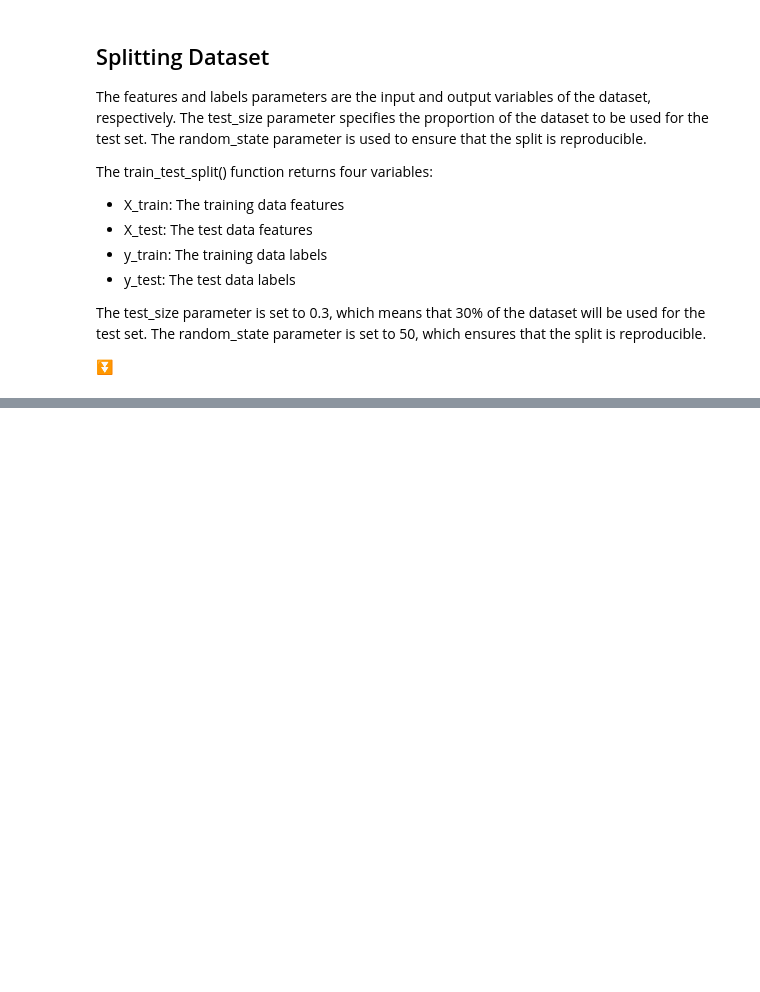
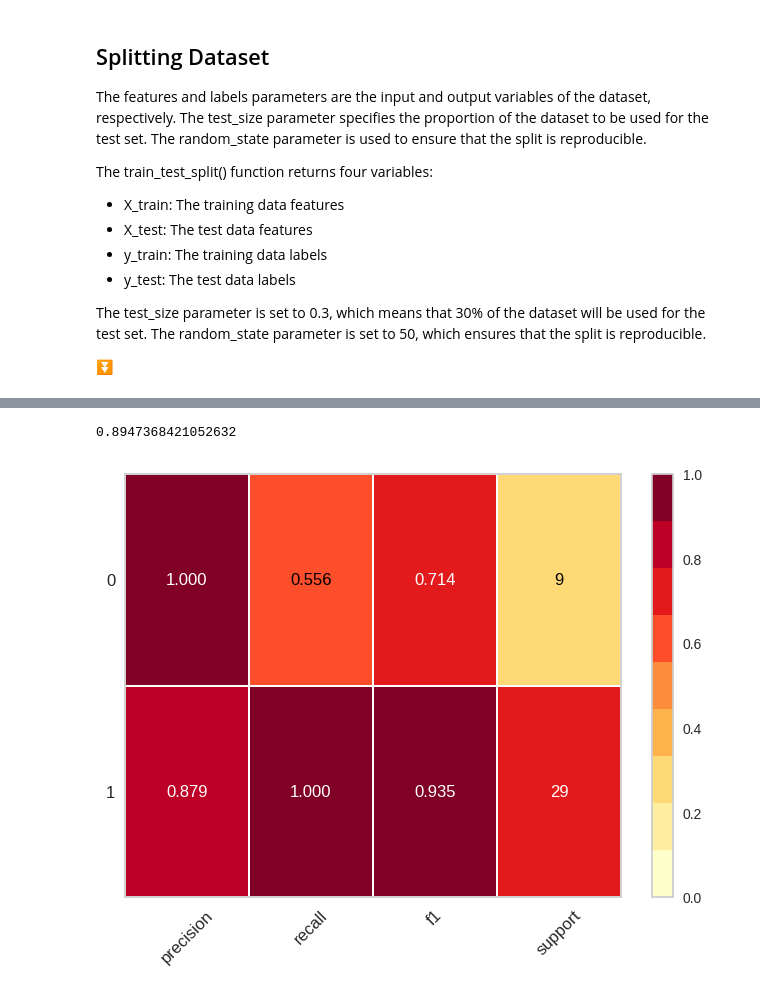
Before and after one commit to aysanraza/alpha-lapachone, a Jupyter notebook: obesity_controller.ipynb, the cells around one changed output, grey strips where cells are left out. Saved outputs shown, nothing was run; the diff lists cells and outputs as text; code cells hidden in the pictures; blank space fills up the shorter version.

Commit message:
Training, Evaluation, Screening of Adipogenesis Pathway, Conclusions and Prospects

```diff
--- a/obesity_controller.ipynb
+++ b/obesity_controller.ipynb
@@ -149,0 +174,11 @@ X_train, X_test, y_train, y_test = train_test_split(features, labels, test_size=
+# %%
+# classification report
+
+#classes = ["decoy_tripeptide", "target_tripeptide"]
+model_1 = LogisticRegression()
+visualizer = ClassificationReport(model_1, support=True)
+visualizer.fit(X_train, y_train)
+visualizer.score(X_test, y_test)
+# %% [output]
+0.8947368421052632
+[figure, added]
```
Also changed, not shown: parts of 10 cells of this notebook.
